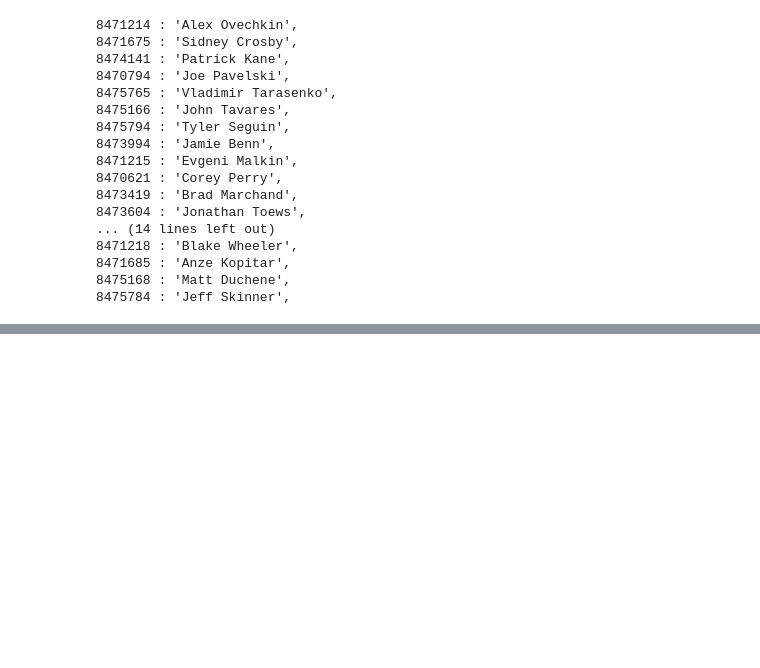
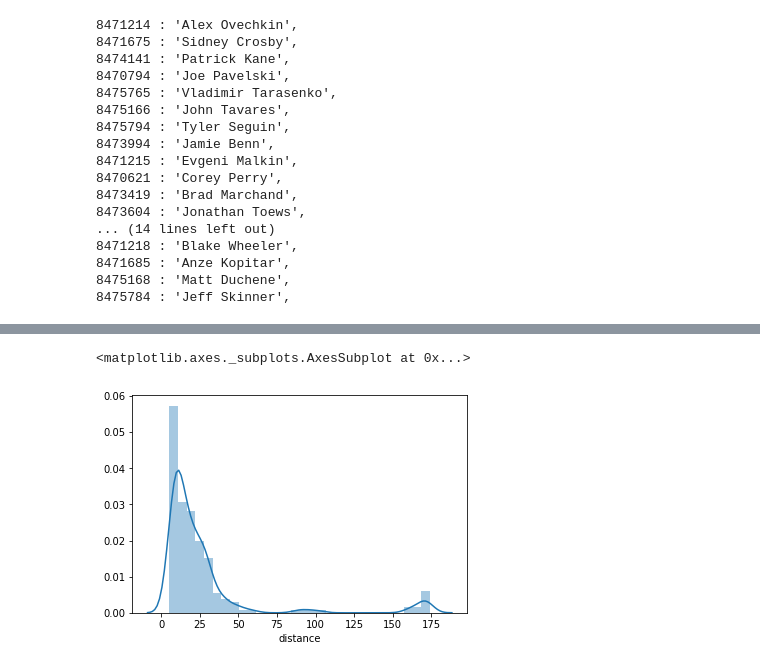
Before and after one commit to lapalap/NHL_Visualization, a Jupyter notebook: Py_data_cooking.ipynb, the cells around one changed output, grey strips where cells are left out. Cells and saved outputs as stored; diff of their text form; code cells hidden in the pictures; blank space fills up the shorter version.

```diff
--- a/Py_data_cooking.ipynb
+++ b/Py_data_cooking.ipynb
@@ -296,0 +261,5 @@ array([ 79.,  60.,  46.,  54.,  52.,  49.,  52.,  71.,  75.,  68.,  69.,
+# %%
+sns.distplot(Goals[(Goals['lastName'] == 'Crosby') & (Goals['firstName'] == 'Sidney')]['distance'])
+# %% [output]
+<matplotlib.axes._subplots.AxesSubplot at 0x...>
+[figure, added]
```
Also changed, not shown: parts of 19 cells of this notebook, 37 other files.
